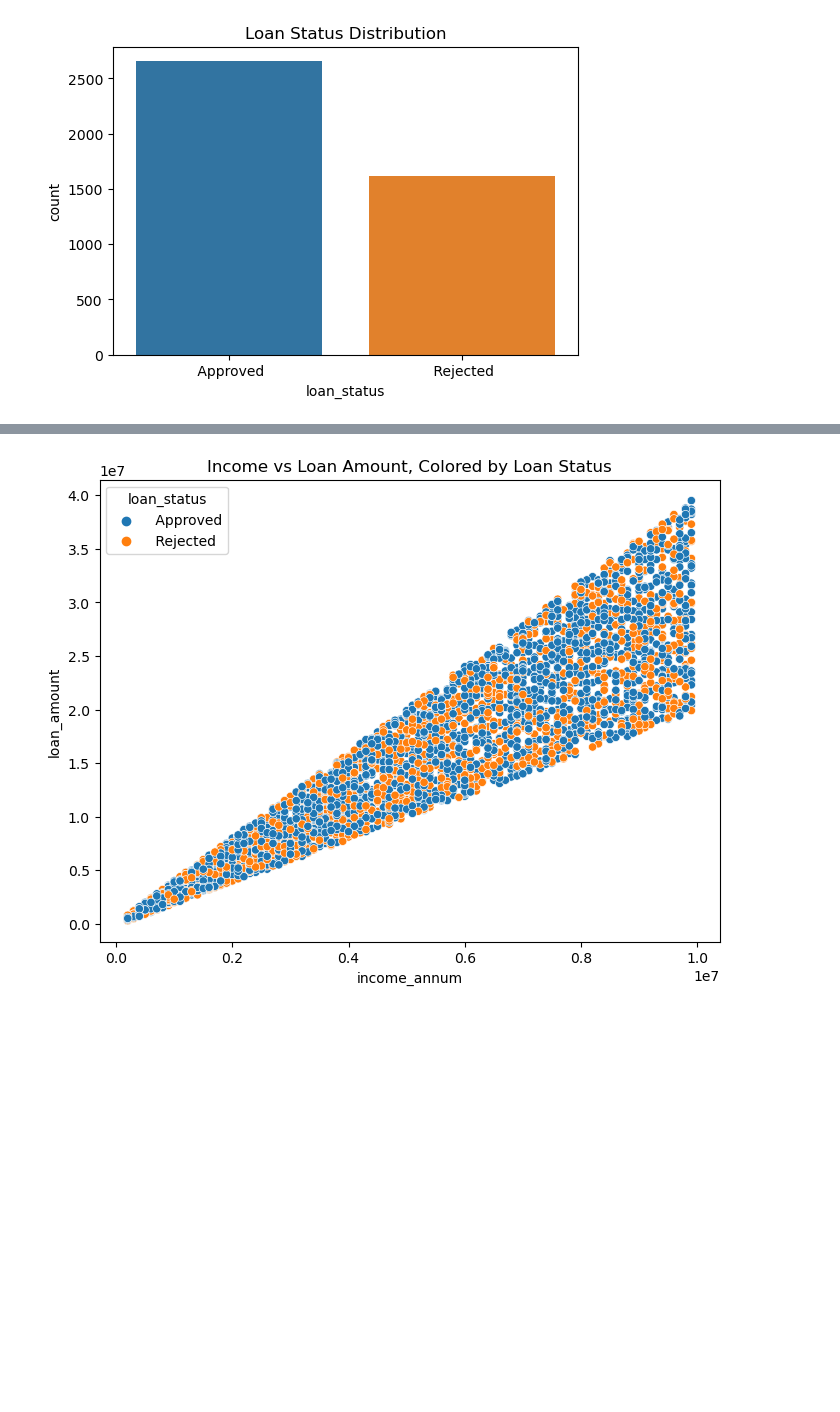
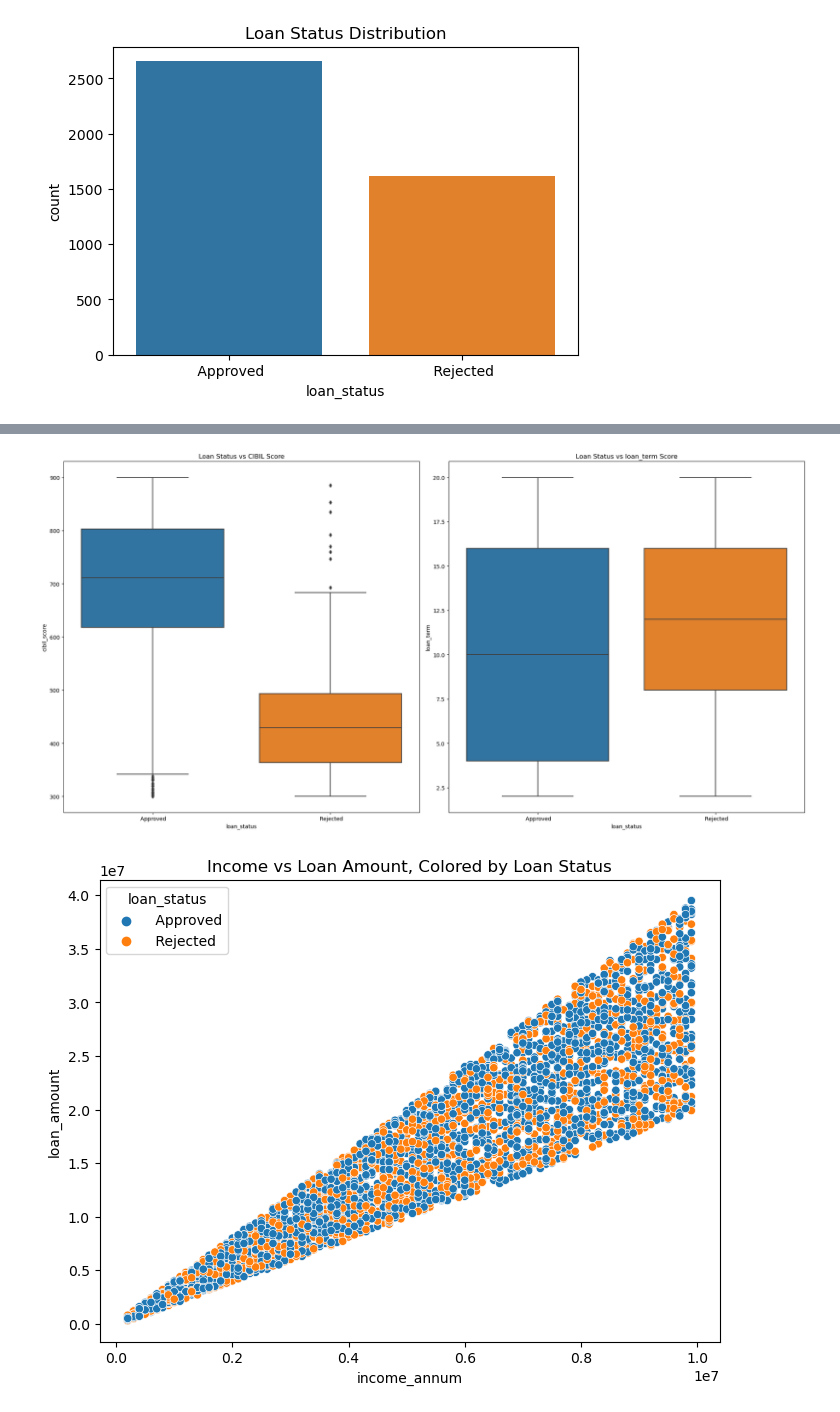
Before and after one commit to Rasesh30/p2_roku_upenn, a Jupyter notebook: p2_roku_credit_score.ipynb, the cells around one changed output, grey strips where cells are left out. Saved outputs shown, nothing was run; the diff lists cells and outputs as text; code cells hidden in the pictures; blank space fills up the shorter version.

```diff
--- a/p2_roku_credit_score.ipynb
+++ b/p2_roku_credit_score.ipynb
@@ -641,3 +638,23 @@ plt.show()
+# %%
+plt.figure(figsize=(20,10))
+
+# Income vs Loan Status
+
+
+# CIBIL Score vs Loan Status
+plt.subplot(1, 2, 1)
+sns.boxplot(x='loan_status', y='cibil_score', data=orig_df)
+plt.title('Loan Status vs CIBIL Score')
+
+plt.subplot(1, 2, 2)
+sns.boxplot(x='loan_status', y='loan_term', data=orig_df)
+plt.title('Loan Status vs loan_term Score')
+
+plt.tight_layout()
+plt.savefig("Images/loanStatus_creditScore.png")
+plt.show()
+# %% [output]
+[figure, added]
 # %%
 plt.figure(figsize=(8, 6))
 sns.scatterplot(x='income_annum', y='loan_amount', hue='loan_status', data=orig_df)
```
Also changed, not shown: parts of 18 cells of this notebook, 10 other files.
